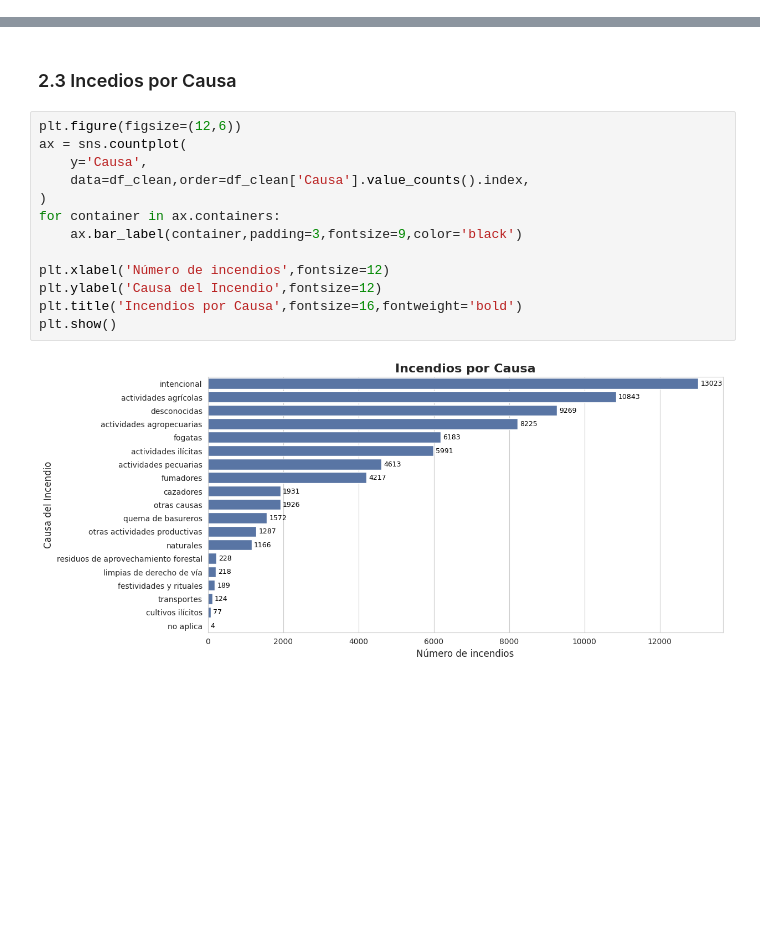
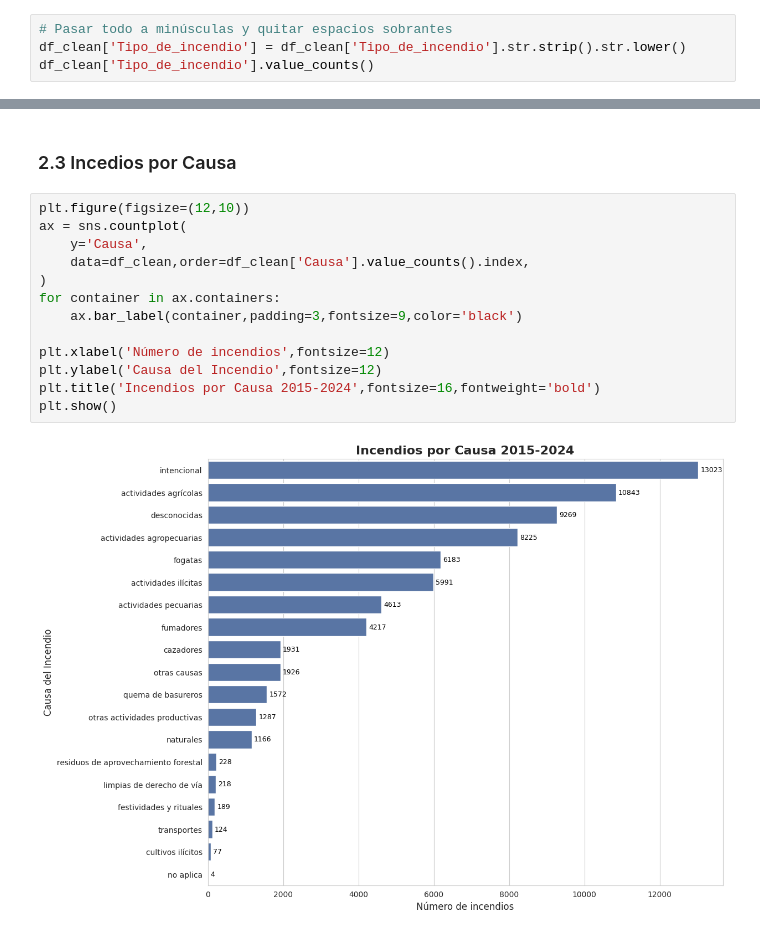
Before and after one commit to AndrsGzRo/incendios-forestales-mx, a Jupyter notebook: Incendios_Forestales_EDA.ipynb, the cells around one changed output, grey strips where cells are left out. Drawn from its saved outputs; the diff is of its cells as text; blank space fills up the shorter version.

Commit message:
Nuevas visualizaciones, correción en valores en Tipo de Incendio

```diff
--- a/Incendios_Forestales_EDA.ipynb
+++ b/Incendios_Forestales_EDA.ipynb
@@ -178,0 +197,4 @@ dtype: int64
+# %%
+# Pasar todo a minúsculas y quitar espacios sobrantes
+df_clean['Tipo_de_incendio'] = df_clean['Tipo_de_incendio'].str.strip().str.lower()
+df_clean['Tipo_de_incendio'].value_counts()
@@ -213,17 +260,17 @@ plt.show()
 # %% [markdown]
 ### 2.3 Incedios por Causa
 # %%
-plt.figure(figsize=(12,6))
+plt.figure(figsize=(12,10))
 ax = sns.countplot(
     y='Causa',
     data=df_clean,order=df_clean['Causa'].value_counts().index,
 )
 for container in ax.containers:
     ax.bar_label(container,padding=3,fontsize=9,color='black')
 
 plt.xlabel('Número de incendios',fontsize=12)
 plt.ylabel('Causa del Incendio',fontsize=12)
-plt.title('Incendios por Causa',fontsize=16,fontweight='bold')
+plt.title('Incendios por Causa 2015-2024',fontsize=16,fontweight='bold')
 plt.show()
 # %% [output]
-[figure, old version]
+[figure, new version]
```
Also changed, not shown: parts of 13 cells of this notebook.
